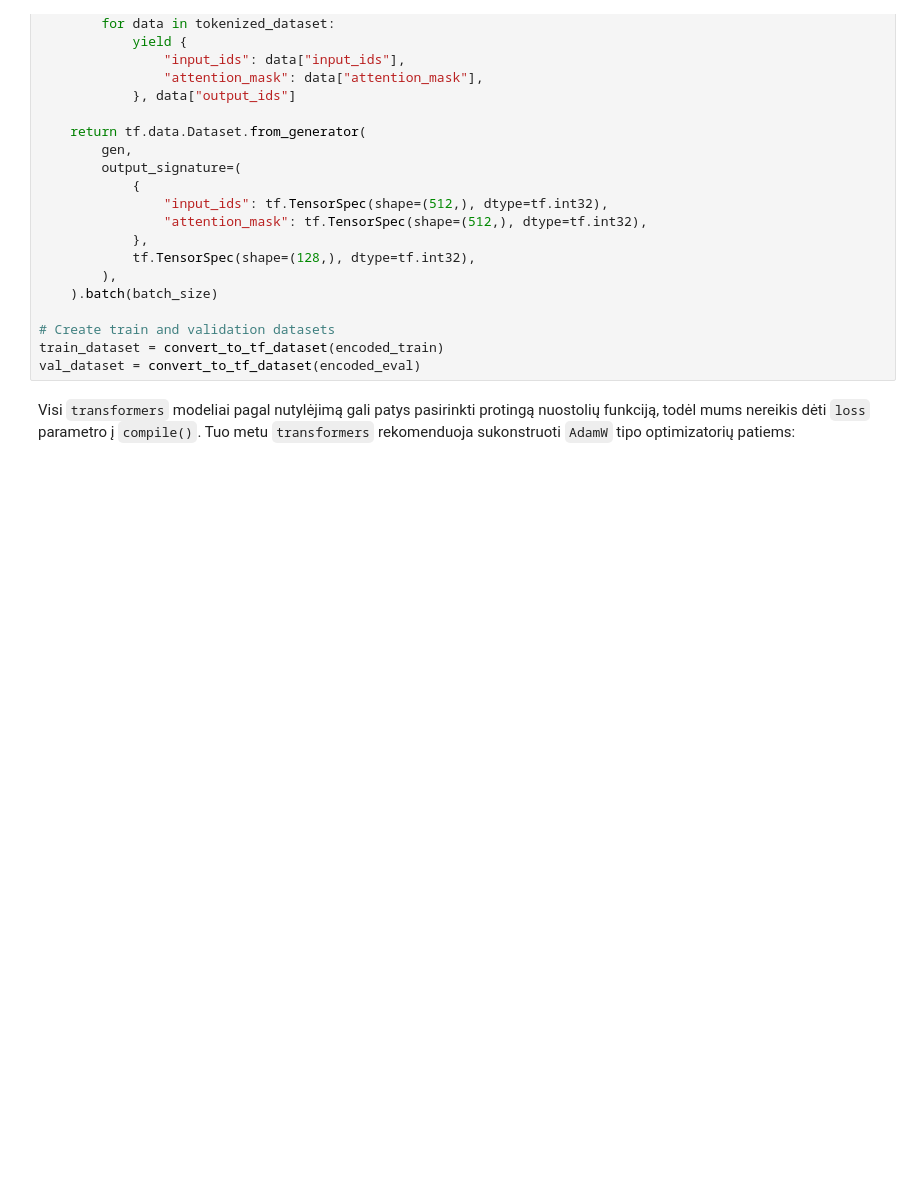
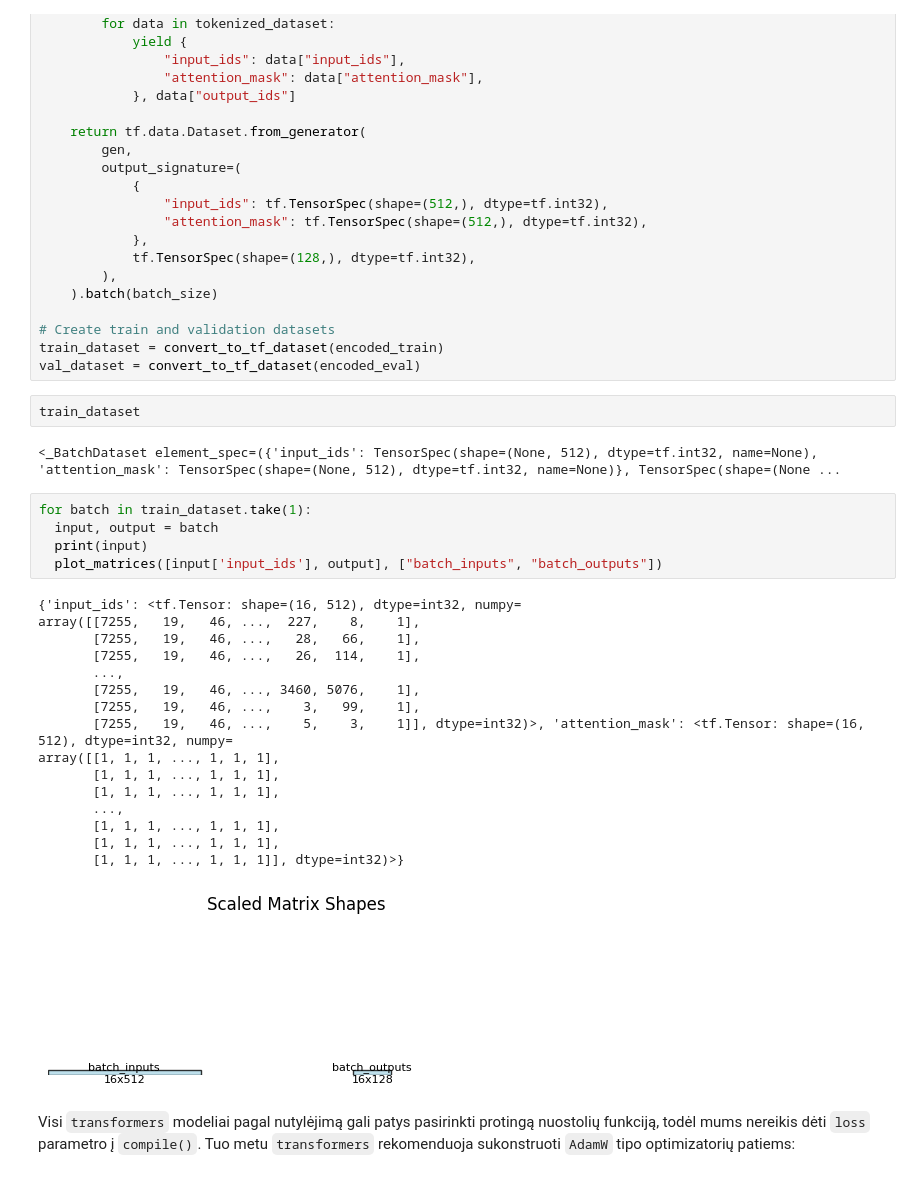
Before and after one commit to EmilisGit/Deep_learning, a Jupyter notebook: bert_finetuning_with_transformers.ipynb, the cells around one changed output. Drawn from its saved outputs; the diff is of its cells as text; blank space fills up the shorter version.

```diff
--- a/bert_finetuning_with_transformers.ipynb
+++ b/bert_finetuning_with_transformers.ipynb
@@ -125,6 +230,32 @@ def convert_to_tf_dataset(tokenized_dataset, batch_size=16):
 # Create train and validation datasets
 train_dataset = convert_to_tf_dataset(encoded_train)
 val_dataset = convert_to_tf_dataset(encoded_eval)
+# %%
+train_dataset
+# %% [output]
+<_BatchDataset element_spec=({'input_ids': TensorSpec(shape=(None, 512), dtype=tf.int32, name=None), 'attention_mask': TensorSpec(shape=(None, 512), dtype=tf.int32, name=None)}, TensorSpec(shape=(None ...
+# %%
+for batch in train_dataset.take(1):
+  input, output = batch
+  print(input)
+  plot_matrices([input['input_ids'], output], ["batch_inputs", "batch_outputs"])
+# %% [output]
+{'input_ids': <tf.Tensor: shape=(16, 512), dtype=int32, numpy=
+array([[7255,   19,   46, ...,  227,    8,    1],
+       [7255,   19,   46, ...,   28,   66,    1],
+       [7255,   19,   46, ...,   26,  114,    1],
+       ...,
+       [7255,   19,   46, ..., 3460, 5076,    1],
+       [7255,   19,   46, ...,    3,   99,    1],
+       [7255,   19,   46, ...,    5,    3,    1]], dtype=int32)>, 'attention_mask': <tf.Tensor: shape=(16, 512), dtype=int32, numpy=
+array([[1, 1, 1, ..., 1, 1, 1],
+       [1, 1, 1, ..., 1, 1, 1],
+       [1, 1, 1, ..., 1, 1, 1],
+       ...,
+       [1, 1, 1, ..., 1, 1, 1],
+       [1, 1, 1, ..., 1, 1, 1],
+       [1, 1, 1, ..., 1, 1, 1]], dtype=int32)>}
+[figure, added]
 # %% [markdown]
 Visi `transformers` modeliai pagal nutylėjimą gali patys pasirinkti protingą nuostolių funkciją, todėl mums nereikis dėti `loss` parametro į `compile()`. Tuo metu `transformers` rekomenduoja sukonstruoti `AdamW` tipo optimizatorių patiems:
 # %%
```
Also changed, not shown: parts of 15 cells of this notebook.
